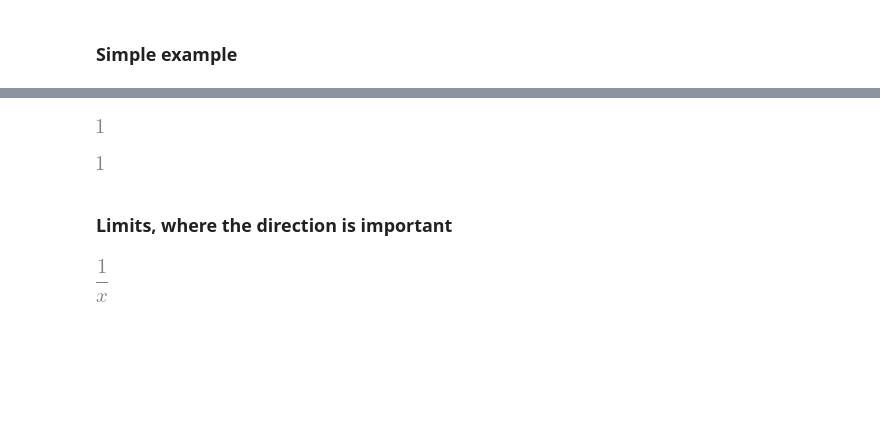
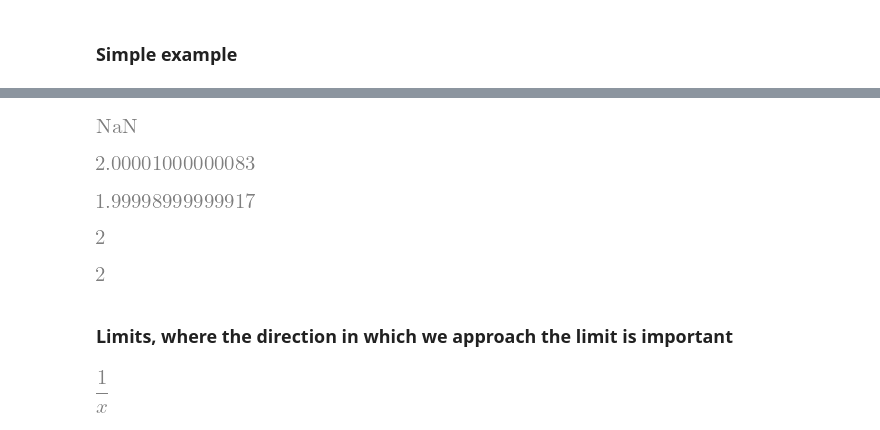
Before and after one commit to bpalmer4/code-snippets, a Jupyter notebook: notebooks/Introduction to sympy.ipynb, the cells around one changed output, grey strips where cells are left out. Cells and saved outputs as stored; diff of their text form; code cells hidden in the pictures; blank space fills up the shorter version.

```diff
--- a/notebooks/Introduction to sympy.ipynb
+++ b/notebooks/Introduction to sympy.ipynb
@@ -660,0 +709,4 @@ expr
+# %%
+x = sp.Symbol('x')
+expr = (x * x  - 1)/(x - 1)
+expr
@@ -661,13 +721,32 @@ expr
+# %%
+# But Our expression is not defined when x is 1
+# as it evaluates to zero divided by zero
+expr.subs(x, 1)
+# %% [output]
+[figure, added]
+# %%
+# let's test just above x is 1
+# but this approximation is also affected
+# by binary number representation issues
+expr.subs(x, 1.00001)
+# %% [output]
+[figure, added]
+# %%
+# let's test just below x is 1
+expr.subs(x, 0.99999)
+# %% [output]
+[figure, added]
 # %%
-sp.limit(expr, x, sp.pi) # using the global limit() function
+# The limit as x approaches 1
+sp.limit(expr, x, 1) # using the global limit() function
 # %% [output]
-[figure, old version]
+[figure, new version]
 # %%
-expr.limit(x, sp.pi) # using the .limit() method
+expr.limit(x, 1) # using the .limit() method
 # %% [output]
-[figure, old version]
+[figure, new version]
 # %% [markdown]
-### Limits, where the direction is important
+### Limits, where the direction in which we approach the limit is important
 # %%
 x = sp.Symbol('x')
 expr = 1 / x
```
Also changed, not shown: parts of 61 cells of this notebook.
